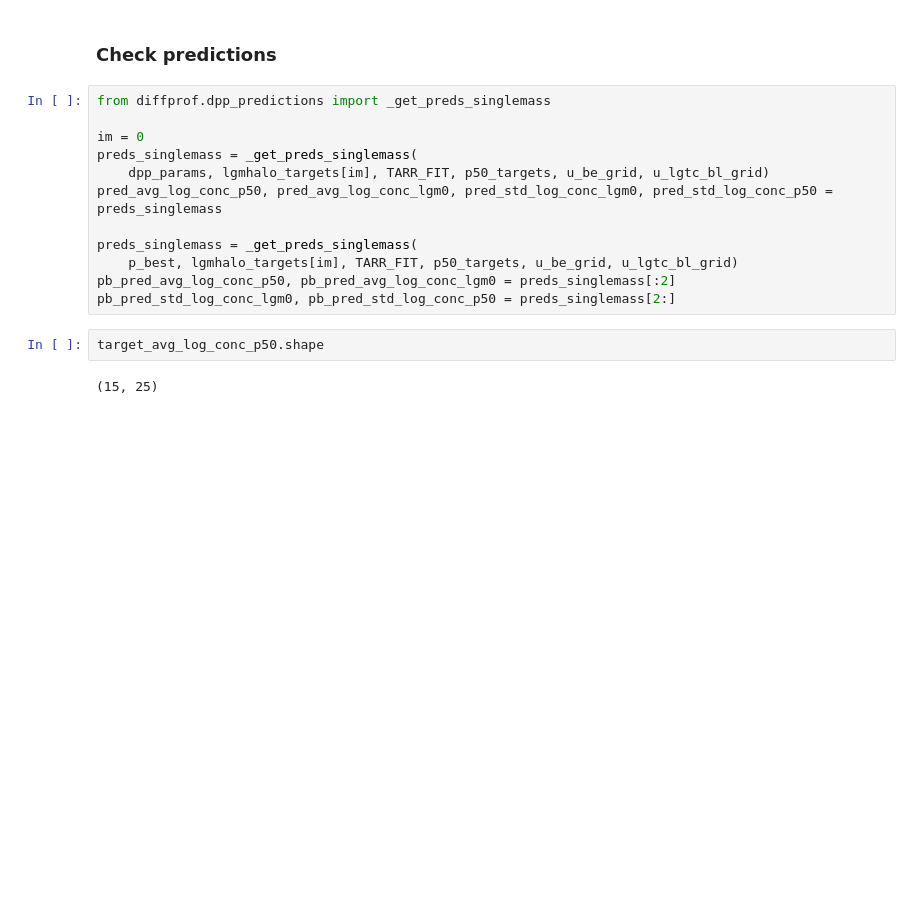
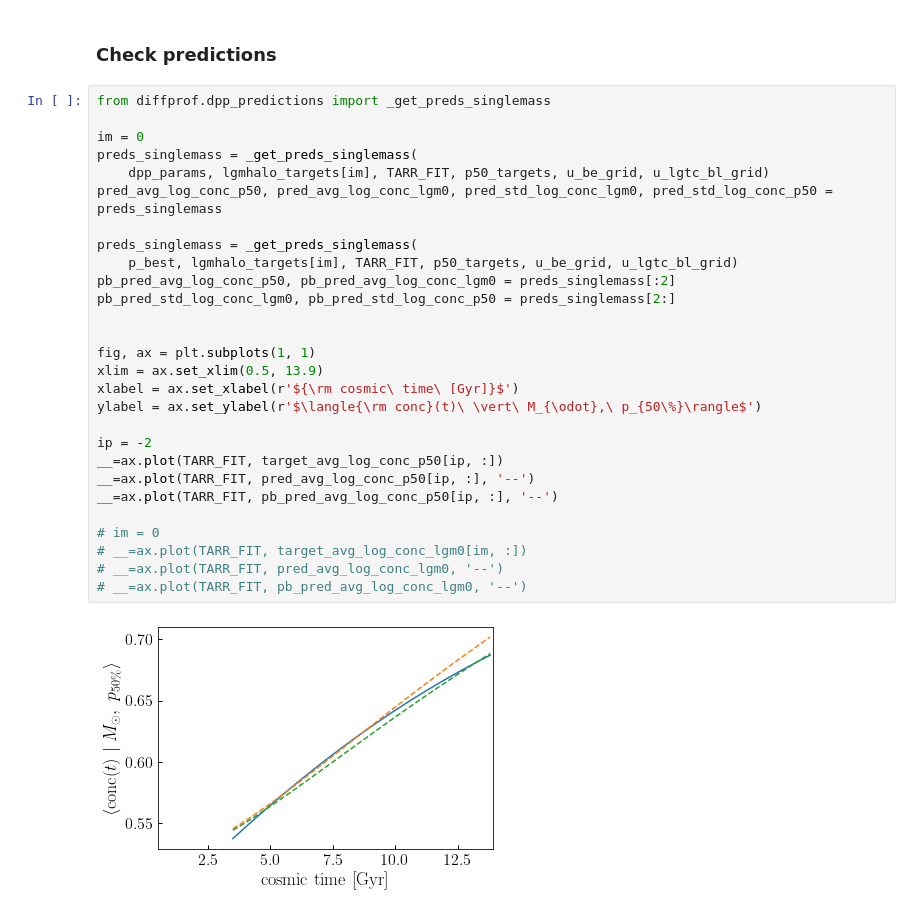
Before and after one commit to BaryonPasters/diffprof, a Jupyter notebook: notebooks/redev_dpp_singlemass_opt.ipynb, the cells around one changed output. Saved outputs shown, nothing was run; the diff lists cells and outputs as text; blank space fills up the shorter version.

```diff
--- a/notebooks/redev_dpp_singlemass_opt.ipynb
+++ b/notebooks/redev_dpp_singlemass_opt.ipynb
@@ -140,16 +150,30 @@ __=ax.plot(np.log10(loss_history))
 # %%
 from diffprof.dpp_predictions import _get_preds_singlemass
 
 im = 0
 preds_singlemass = _get_preds_singlemass(
     dpp_params, lgmhalo_targets[im], TARR_FIT, p50_targets, u_be_grid, u_lgtc_bl_grid)
 pred_avg_log_conc_p50, pred_avg_log_conc_lgm0, pred_std_log_conc_lgm0, pred_std_log_conc_p50 = preds_singlemass
 
 preds_singlemass = _get_preds_singlemass(
     p_best, lgmhalo_targets[im], TARR_FIT, p50_targets, u_be_grid, u_lgtc_bl_grid)
 pb_pred_avg_log_conc_p50, pb_pred_avg_log_conc_lgm0 = preds_singlemass[:2]
 pb_pred_std_log_conc_lgm0, pb_pred_std_log_conc_p50 = preds_singlemass[2:]
+
+
+fig, ax = plt.subplots(1, 1)
+xlim = ax.set_xlim(0.5, 13.9)
+xlabel = ax.set_xlabel(r'${\rm cosmic\ time\ [Gyr]}$')
+ylabel = ax.set_ylabel(r'$\langle{\rm conc}(t)\ \vert\ M_{\odot},\ p_{50\%}\rangle$')
+
+ip = -2
+__=ax.plot(TARR_FIT, target_avg_log_conc_p50[ip, :])
+__=ax.plot(TARR_FIT, pred_avg_log_conc_p50[ip, :], '--')
+__=ax.plot(TARR_FIT, pb_pred_avg_log_conc_p50[ip, :], '--')
+
+# im = 0
+# __=ax.plot(TARR_FIT, target_avg_log_conc_lgm0[im, :])
+# __=ax.plot(TARR_FIT, pred_avg_log_conc_lgm0, '--')
+# __=ax.plot(TARR_FIT, pb_pred_avg_log_conc_lgm0, '--')
+# %% [output]
+[figure, added]
-# %%
-target_avg_log_conc_p50.shape
-# %% [output]
-(15, 25)
```
Also changed, not shown: parts of 12 cells of this notebook, 1 other file.
